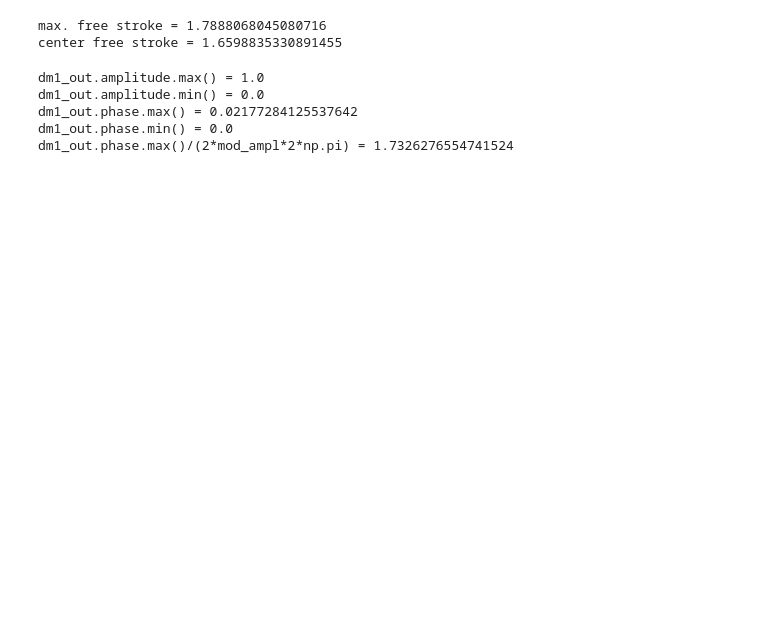
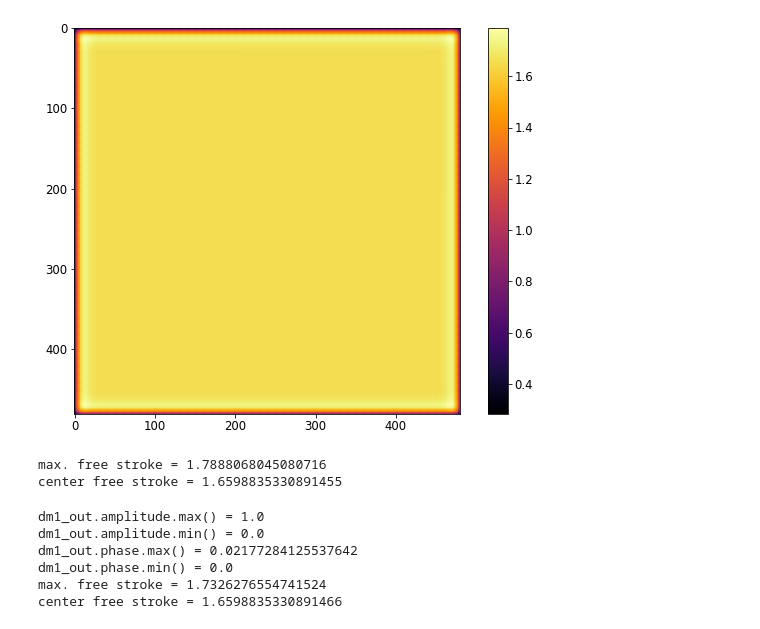
Before and after one commit to chen-pin/sleec, a Jupyter notebook: source/verify_coro_sleec.ipynb, the cells around one changed output. Drawn from its saved outputs; the diff is of its cells as text; code cells hidden in the pictures; blank space fills up the shorter version.

```diff
--- a/source/verify_coro_sleec.ipynb
+++ b/source/verify_coro_sleec.ipynb
@@ -41,12 +48,14 @@ def modlt_dm(ampl, freq, phase):
 # %%
 # Plot uniform actuation to illustrate free-stroke to single-actuator ratios
 actuatn_ones = np.ones((48,48)).ravel()
 norm_surfc = inflnc_ftn.make_surfc(actuatn_ones)
 wid = int(np.sqrt(norm_surfc.size))
 norm_surfc = norm_surfc.reshape(wid,wid)
-plt.imshow(norm_surfc, cmap="gray")
+plt.imshow(norm_surfc, cmap="inferno")
 plt.colorbar()
 plt.show()
+# %% [output]
+[figure, added]
 # %%
 print("max. free stroke = {}".format(norm_surfc.max()))
 print("center free stroke = {}".format(norm_surfc[wid//2, wid//2]))
@@ -64,10 +73,12 @@ print("dm1_out.amplitude.max() = {}".format(dm1_out.amplitude.max()))
 print("dm1_out.amplitude.min() = {}".format(dm1_out.amplitude.min()))
 print("dm1_out.phase.max() = {}".format(dm1_out.phase.max()))
 print("dm1_out.phase.min() = {}".format(dm1_out.phase.min()))
-print("dm1_out.phase.max()/(2*mod_ampl*2*np.pi) = {}".format(dm1_out.phase.max()/(2*mod_ampl*2*np.pi)))
+print("max. free stroke = {}".format(dm1_out.phase.max()/(2*mod_ampl*2*np.pi)))
+print("center free stroke = {}".format(dm1_out.phase.reshape(wid, wid)[wid//2, wid//2]/(2*mod_ampl*2*np.pi)))
 # %% [output]
 dm1_out.amplitude.max() = 1.0
 dm1_out.amplitude.min() = 0.0
 dm1_out.phase.max() = 0.02177284125537642
 dm1_out.phase.min() = 0.0
-dm1_out.phase.max()/(2*mod_ampl*2*np.pi) = 1.7326276554741524
+max. free stroke = 1.7326276554741524
+center free stroke = 1.6598835330891466
```
Also changed, not shown: parts of 12 cells of this notebook, 1 other file.
